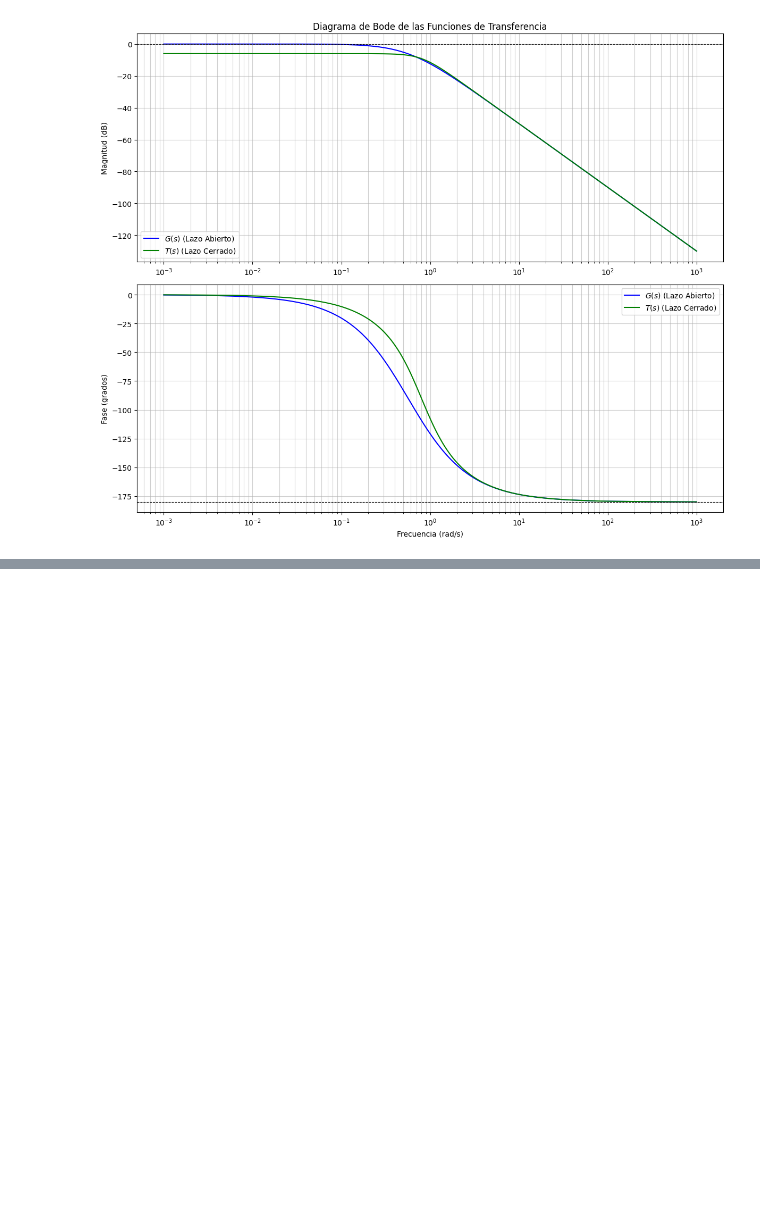
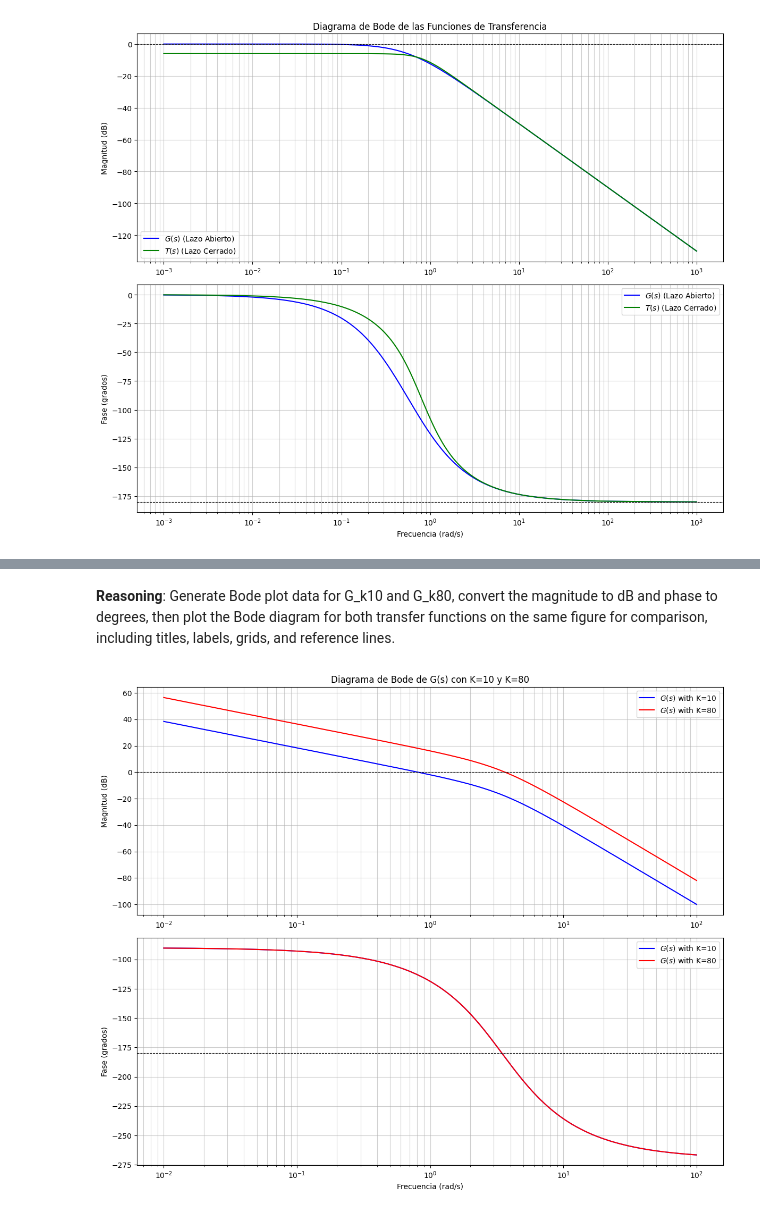
Before and after one commit to JUANOSORIOG/CONTROL, a Jupyter notebook: Untitled18.ipynb, the cells around one changed output, grey strips where cells are left out. Drawn from its saved outputs; the diff is of its cells as text; code cells hidden in the pictures; blank space fills up the shorter version.

```diff
--- a/Untitled18.ipynb
+++ b/Untitled18.ipynb
@@ -116,0 +228,11 @@ Successfully installed control-0.10.2
+# %%
+# Define los coeficientes del numerador y denominador para K=80
+K = 80
+num_G_k80 = [K]
+den_G = [1, 6, 12, 0] # Coeficientes de s^3 + 6s^2 + 12s
+
+# Crea el objeto de función de transferencia
+G_k80 = ctrl.tf(num_G_k80, den_G)
+
+# Imprime la función de transferencia
+print("Función de Transferencia G(s) con K=80:\n", G_k80)
@@ -116,0 +253,49 @@ Successfully installed control-0.10.2
+# %% [markdown]
+**Reasoning**:
+Generate Bode plot data for G_k10 and G_k80, convert the magnitude to dB and phase to degrees, then plot the Bode diagram for both transfer functions on the same figure for comparison, including titles, labels, grids, and reference lines.
+# %%
+# 1. Generate frequency range
+omega = np.logspace(-2, 2, 400)
+
+# 2. Generate Bode plot data for G_k10 and G_k80
+mag_G_k10, phase_G_k10, omega_G_k10 = ctrl.bode(G_k10, omega, plot=False)
+mag_G_k80, phase_G_k80, omega_G_k80 = ctrl.bode(G_k80, omega, plot=False)
+
+# 3. Convert the magnitude data to decibels (dB)
+mag_G_k10_dB = 20 * np.log10(mag_G_k10)
+mag_G_k80_dB = 20 * np.log10(mag_G_k80)
+
+# 4. Convert the phase data from radians to degrees
+phase_G_k10_deg = phase_G_k10 * 180 / np.pi
+phase_G_k80_deg = phase_G_k80 * 180 / np.pi
+
+# 5. Create a figure with two subplots
+plt.figure(figsize=(12, 10))
+
+# 6. Magnitude plot
+plt.subplot(2, 1, 1)
+plt.semilogx(omega_G_k10, mag_G_k10_dB, color='blue', label='$G(s)$ with K=10')
+plt.semilogx(omega_G_k80, mag_G_k80_dB, color='red', label='$G(s)$ with K=80')
+plt.title('Diagrama de Bode de G(s) con K=10 y K=80')
+plt.ylabel('Magnitud (dB)')
+plt.grid(True, which="both", ls="-", alpha=0.6)
+plt.axhline(0, color='black', linestyle='--', linewidth=0.8) # 0 dB
+plt.legend()
+
+# 7. Phase plot
+plt.subplot(2, 1, 2)
+plt.semilogx(omega_G_k10, phase_G_k10_deg, color='blue', label='$G(s)$ with K=10')
+plt.semilogx(omega_G_k80, phase_G_k80_deg, color='red', label='$G(s)$ with K=80')
+plt.xlabel('Frecuencia (rad/s)')
+plt.ylabel('Fase (grados)')
+plt.grid(True, which="both", ls="-", alpha=0.6)
+plt.axhline(-180, color='black', linestyle='--', linewidth=0.8) # -180 grados
+plt.legend()
+
+# 8. Adjust layout
+plt.tight_layout()
+
+# 9. Display the plot
+plt.show()
+# %% [output]
+[figure, added]
```
Also changed, not shown: parts of 24 cells of this notebook.
